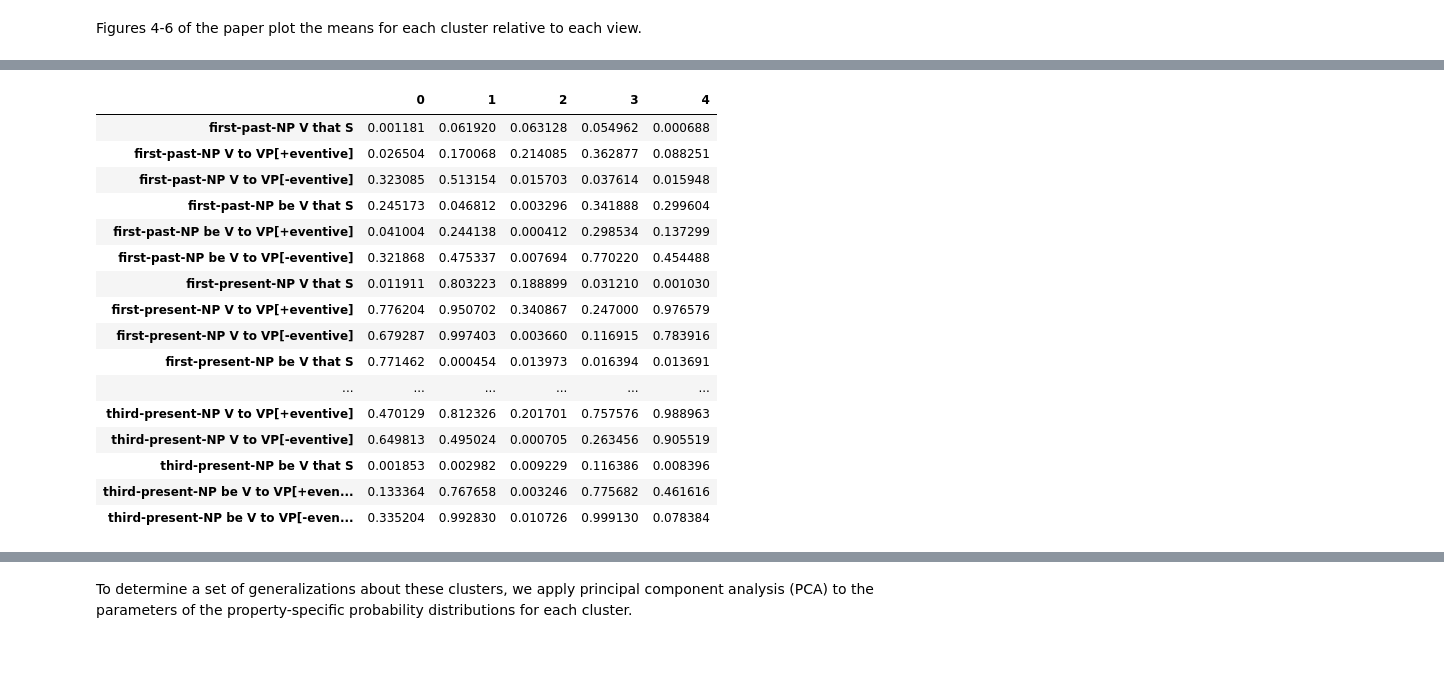
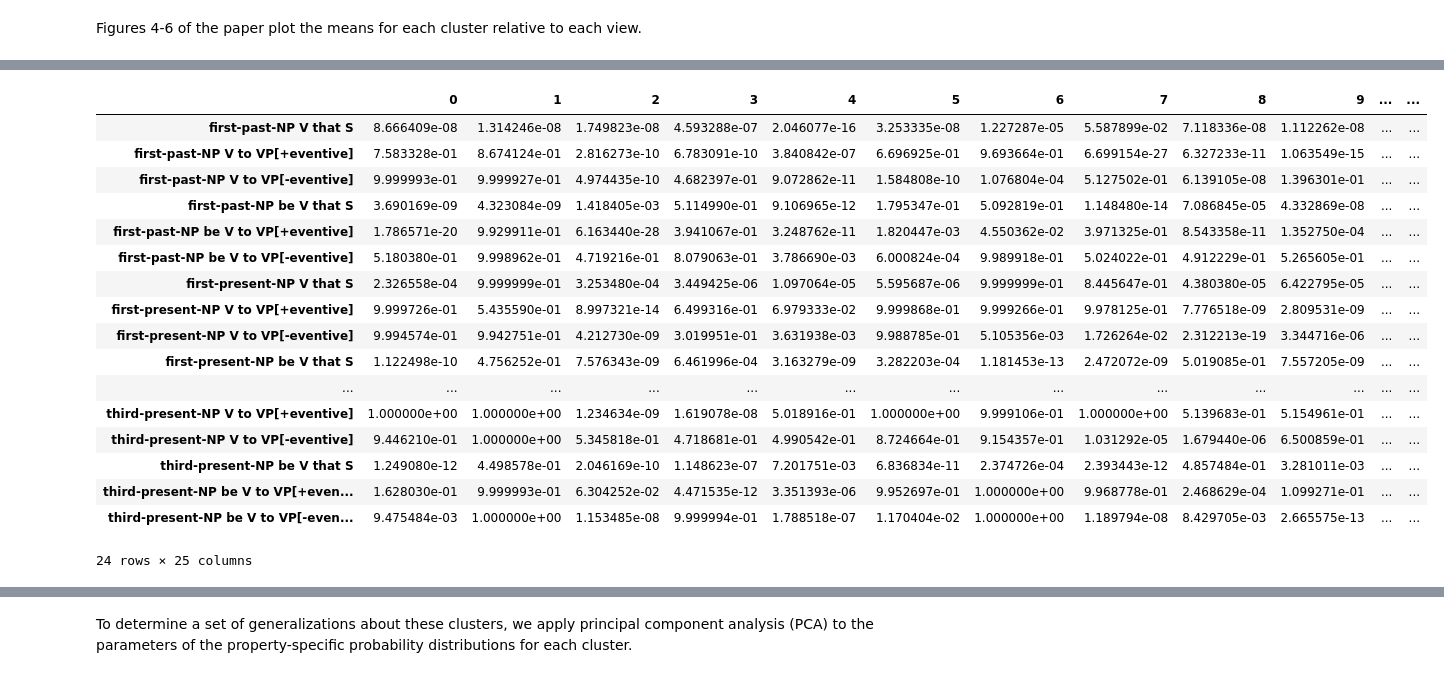
Before and after one commit to bkane2/intensional-gaps, a Jupyter notebook: Intensional Gaps-Sem+Syn.ipynb, the cells around one changed output, grey strips where cells are left out. Cells and saved outputs as stored; diff of their text form; code cells hidden in the pictures.

```diff
--- a/Intensional Gaps-Sem+Syn.ipynb
+++ b/Intensional Gaps-Sem+Syn.ipynb
@@ -1594,0 +1924,5 @@ class MultiviewMixedEffectsMixture:
+# %%
+def test_likelihood_for_datasets(kfoldmodel, views=['belief_desire', 'veridicality', 'negraising', 'acceptability']):
+    lp_folds = kfoldmodel.likelihood_per_item(views=views)
+    lp_folds = [lp.detach().numpy() for fold,lp in lp_folds.items()]
+    return lp_folds
@@ -1594,0 +2052,5 @@ class MultiviewMixedEffectsMixture:
+# %%
+def kfold_mean_likelihood_per_item(likelihoods):
+    return np.array(likelihoods).mean(0)
+
+kfold_mean_likelihood_per_item(test_likelihoods_inference_kfold[2]).shape
@@ -1599,8 +2141,10 @@ models = {}
 losses = {}
 parameters = {}
 
-# for n_components in range(2, 31):
-for n_components in range(2, 16):
+# CHECKPOINT_DIR = 'ckpt-sem-syn'
+
+# for n_components in range(22, 23):
+for n_components in range(best_n_components, best_n_components+1):
     print()
     pickle_name = f'{CHECKPOINT_DIR}/{n_components}.pickle'
     losses_pickle_name = f'{CHECKPOINT_DIR}/{n_components}_losses.pickle'
@@ -1616,8 +2160,9 @@ for n_components in range(2, 16):
 
     else:
         print(f'Fitting model with {n_components} components...')
-        models[n_components] = MultiviewMixedEffectsMixture(data, n_components, num_kmeans_trials=1, seed=403921, weight_regularization=.2)
-        _, _, losses[n_components] = models[n_components].fit(data, lr=0.001, tolerance=1e-7, n_epochs=10000, batch_size=0.05, patience=1000, verbosity=100)
+        models[n_components] = MultiviewMixedEffectsMixture(data, n_components, num_kmeans_trials=1, seed=403921)
+        # models[n_components] = MultiviewMixedEffectsMixture(data, n_components, num_kmeans_trials=1, seed=403921, component_dispersion=.9375)
+        _, _, losses[n_components] = models[n_components].fit(data, lr=0.02, tolerance=1e-7, n_epochs=10000, batch_size=0.05, patience=1000, verbosity=100)
 
         if USE_CHECKPOINTS:
             with open(pickle_name, 'wb') as f:
@@ -1892,27 +2468,30 @@ best_belief_desire_locs_melt
 # %%
 best_model['negraising_value'] = (1 * best_model['negraising_theta_1']
                                   + 0 * best_model['negraising_theta_0']
                                   + best_model['negraising_locs'] * best_model['negraising_theta_prior'])
 
+if os.path.exists('loadings_dumped'):
+    best_model['negraising_value'].to_csv('loadings_dumped/negraising.csv')
 best_model['negraising_value']
 # %% [output]
-|  | 0 | 1 | 2 | 3 | 4 |
-| first-past-NP V that S | 0.001181 | 0.061920 | 0.063128 | 0.054962 | 0.000688 |
-| first-past-NP V to VP[+eventive] | 0.026504 | 0.170068 | 0.214085 | 0.362877 | 0.088251 |
-| first-past-NP V to VP[-eventive] | 0.323085 | 0.513154 | 0.015703 | 0.037614 | 0.015948 |
-| first-past-NP be V that S | 0.245173 | 0.046812 | 0.003296 | 0.341888 | 0.299604 |
-| first-past-NP be V to VP[+eventive] | 0.041004 | 0.244138 | 0.000412 | 0.298534 | 0.137299 |
-| first-past-NP be V to VP[-eventive] | 0.321868 | 0.475337 | 0.007694 | 0.770220 | 0.454488 |
-| first-present-NP V that S | 0.011911 | 0.803223 | 0.188899 | 0.031210 | 0.001030 |
-| first-present-NP V to VP[+eventive] | 0.776204 | 0.950702 | 0.340867 | 0.247000 | 0.976579 |
-| first-present-NP V to VP[-eventive] | 0.679287 | 0.997403 | 0.003660 | 0.116915 | 0.783916 |
-| first-present-NP be V that S | 0.771462 | 0.000454 | 0.013973 | 0.016394 | 0.013691 |
-| ... | ... | ... | ... | ... | ... |
-| third-present-NP V to VP[+eventive] | 0.470129 | 0.812326 | 0.201701 | 0.757576 | 0.988963 |
-| third-present-NP V to VP[-eventive] | 0.649813 | 0.495024 | 0.000705 | 0.263456 | 0.905519 |
-| third-present-NP be V that S | 0.001853 | 0.002982 | 0.009229 | 0.116386 | 0.008396 |
-| third-present-NP be V to VP[+even... | 0.133364 | 0.767658 | 0.003246 | 0.775682 | 0.461616 |
-| third-present-NP be V to VP[-even... | 0.335204 | 0.992830 | 0.010726 | 0.999130 | 0.078384 |
+|  | 0 | 1 | 2 | 3 | 4 | 5 | 6 | 7 | 8 | 9 | ... | ... |
+| first-past-NP V that S | 8.666409e-08 | 1.314246e-08 | 1.749823e-08 | 4.593288e-07 | 2.046077e-16 | 3.253335e-08 | 1.227287e-05 | 5.587899e-02 | 7.118336e-08 | 1.112262e-08 | ... | ... |
+| first-past-NP V to VP[+eventive] | 7.583328e-01 | 8.674124e-01 | 2.816273e-10 | 6.783091e-10 | 3.840842e-07 | 6.696925e-01 | 9.693664e-01 | 6.699154e-27 | 6.327233e-11 | 1.063549e-15 | ... | ... |
+| first-past-NP V to VP[-eventive] | 9.999993e-01 | 9.999927e-01 | 4.974435e-10 | 4.682397e-01 | 9.072862e-11 | 1.584808e-10 | 1.076804e-04 | 5.127502e-01 | 6.139105e-08 | 1.396301e-01 | ... | ... |
+| first-past-NP be V that S | 3.690169e-09 | 4.323084e-09 | 1.418405e-03 | 5.114990e-01 | 9.106965e-12 | 1.795347e-01 | 5.092819e-01 | 1.148480e-14 | 7.086845e-05 | 4.332869e-08 | ... | ... |
+| first-past-NP be V to VP[+eventive] | 1.786571e-20 | 9.929911e-01 | 6.163440e-28 | 3.941067e-01 | 3.248762e-11 | 1.820447e-03 | 4.550362e-02 | 3.971325e-01 | 8.543358e-11 | 1.352750e-04 | ... | ... |
+| first-past-NP be V to VP[-eventive] | 5.180380e-01 | 9.998962e-01 | 4.719216e-01 | 8.079063e-01 | 3.786690e-03 | 6.000824e-04 | 9.989918e-01 | 5.024022e-01 | 4.912229e-01 | 5.265605e-01 | ... | ... |
+| first-present-NP V that S | 2.326558e-04 | 9.999999e-01 | 3.253480e-04 | 3.449425e-06 | 1.097064e-05 | 5.595687e-06 | 9.999999e-01 | 8.445647e-01 | 4.380380e-05 | 6.422795e-05 | ... | ... |
+| first-present-NP V to VP[+eventive] | 9.999726e-01 | 5.435590e-01 | 8.997321e-14 | 6.499316e-01 | 6.979333e-02 | 9.999868e-01 | 9.999266e-01 | 9.978125e-01 | 7.776518e-09 | 2.809531e-09 | ... | ... |
+| first-present-NP V to VP[-eventive] | 9.994574e-01 | 9.942751e-01 | 4.212730e-09 | 3.019951e-01 | 3.631938e-03 | 9.988785e-01 | 5.105356e-03 | 1.726264e-02 | 2.312213e-19 | 3.344716e-06 | ... | ... |
+| first-present-NP be V that S | 1.122498e-10 | 4.756252e-01 | 7.576343e-09 | 6.461996e-04 | 3.163279e-09 | 3.282203e-04 | 1.181453e-13 | 2.472072e-09 | 5.019085e-01 | 7.557205e-09 | ... | ... |
+| ... | ... | ... | ... | ... | ... | ... | ... | ... | ... | ... | ... | ... |
+| third-present-NP V to VP[+eventive] | 1.000000e+00 | 1.000000e+00 | 1.234634e-09 | 1.619078e-08 | 5.018916e-01 | 1.000000e+00 | 9.999106e-01 | 1.000000e+00 | 5.139683e-01 | 5.154961e-01 | ... | ... |
+| third-present-NP V to VP[-eventive] | 9.446210e-01 | 1.000000e+00 | 5.345818e-01 | 4.718681e-01 | 4.990542e-01 | 8.724664e-01 | 9.154357e-01 | 1.031292e-05 | 1.679440e-06 | 6.500859e-01 | ... | ... |
+| third-present-NP be V that S | 1.249080e-12 | 4.498578e-01 | 2.046169e-10 | 1.148623e-07 | 7.201751e-03 | 6.836834e-11 | 2.374726e-04 | 2.393443e-12 | 4.857484e-01 | 3.281011e-03 | ... | ... |
+| third-present-NP be V to VP[+even... | 1.628030e-01 | 9.999993e-01 | 6.304252e-02 | 4.471535e-12 | 3.351393e-06 | 9.952697e-01 | 1.000000e+00 | 9.968778e-01 | 2.468629e-04 | 1.099271e-01 | ... | ... |
+| third-present-NP be V to VP[-even... | 9.475484e-03 | 1.000000e+00 | 1.153485e-08 | 9.999994e-01 | 1.788518e-07 | 1.170404e-02 | 1.000000e+00 | 1.189794e-08 | 8.429705e-03 | 2.665575e-13 | ... | ... |
+24 rows × 25 columns
 # %%
 best_negraising_locs = best_model['negraising_value']
 
```
Also changed, not shown: parts of 64 cells of this notebook, 1 other file.
